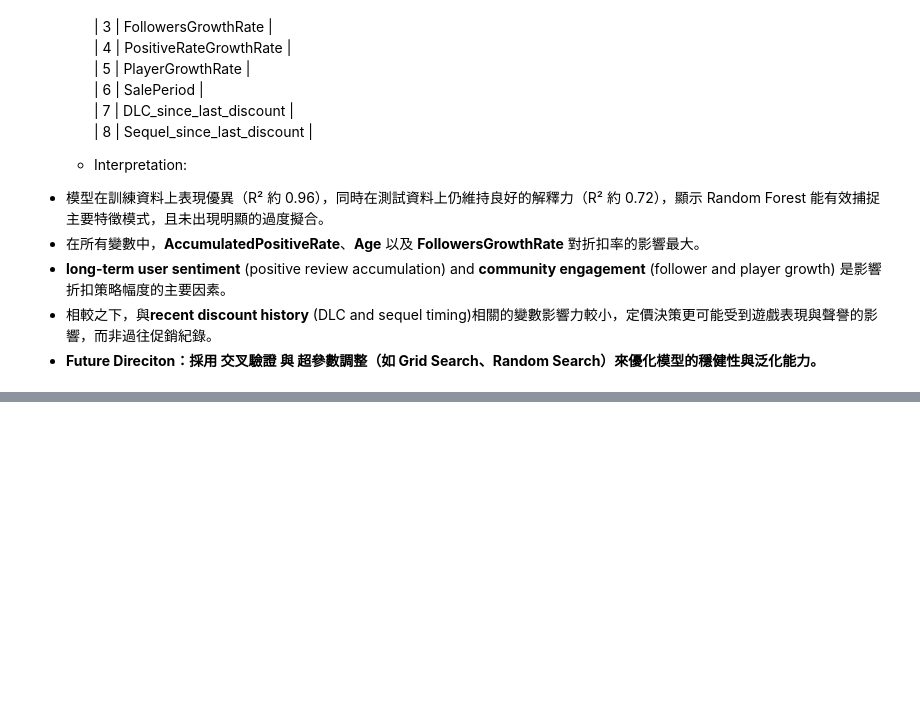
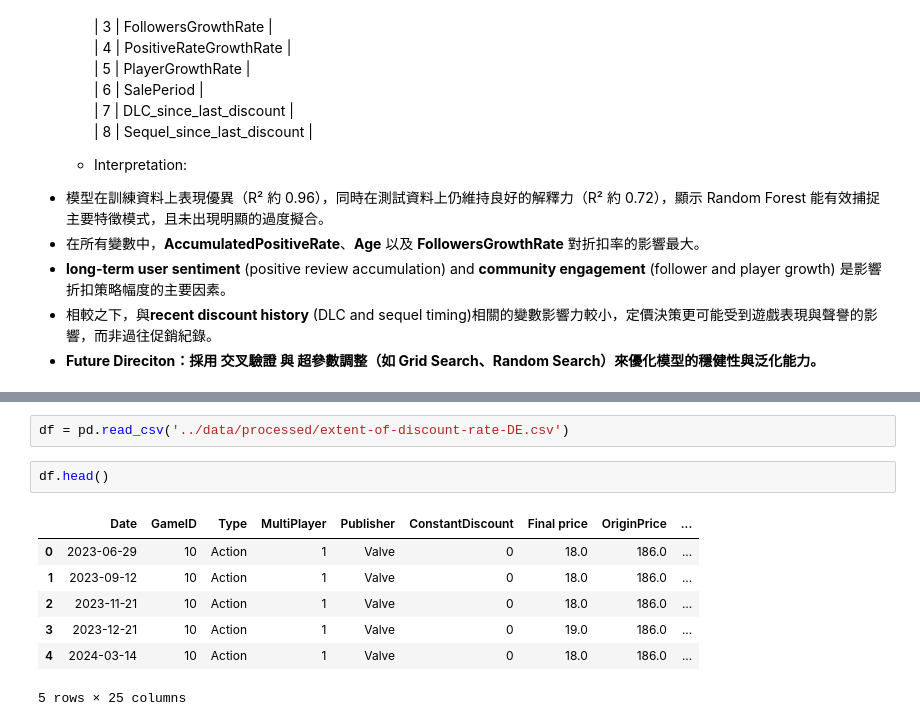
Before and after one commit to yixuan0803/fa-25-econ-5166-group-1, a Jupyter notebook: finding/extent-of-discount-rate-random-forest-prediction-model.ipynb, the cells around one changed output, grey strips where cells are left out. Cells and saved outputs as stored; diff of their text form; blank space fills up the shorter version.

Commit message:
update extent RF model(恭賀新喜終於傳上去了)

```diff
--- a/finding/extent-of-discount-rate-random-forest-prediction-model.ipynb
+++ b/finding/extent-of-discount-rate-random-forest-prediction-model.ipynb
@@ -390,0 +53,12 @@ Feature Importances:
+# %%
+df = pd.read_csv('../data/processed/extent-of-discount-rate-DE.csv')
+# %%
+df.head()
+# %% [output]
+|  | Date | GameID | Type | MultiPlayer | Publisher | ConstantDiscount | Final price | OriginPrice | ... |
+| 0 | 2023-06-29 | 10 | Action | 1 | Valve | 0 | 18.0 | 186.0 | ... |
+| 1 | 2023-09-12 | 10 | Action | 1 | Valve | 0 | 18.0 | 186.0 | ... |
+| 2 | 2023-11-21 | 10 | Action | 1 | Valve | 0 | 18.0 | 186.0 | ... |
+| 3 | 2023-12-21 | 10 | Action | 1 | Valve | 0 | 19.0 | 186.0 | ... |
+| 4 | 2024-03-14 | 10 | Action | 1 | Valve | 0 | 18.0 | 186.0 | ... |
+5 rows × 25 columns
```
Also changed, not shown: parts of 31 cells of this notebook.
